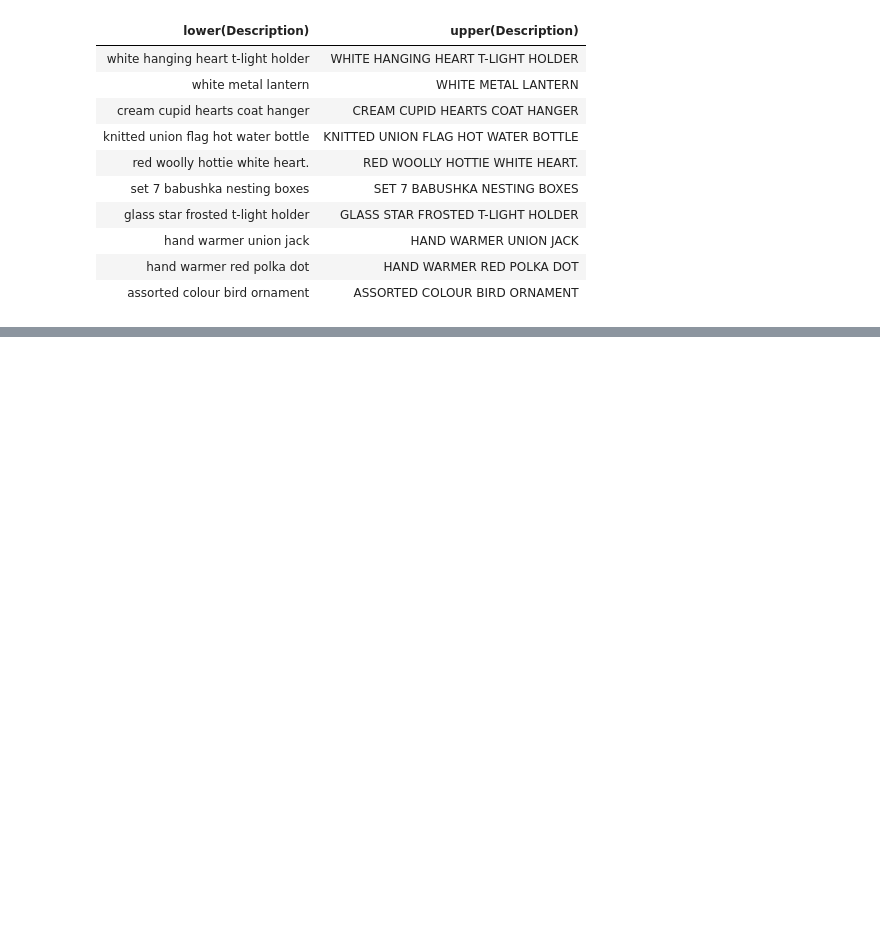
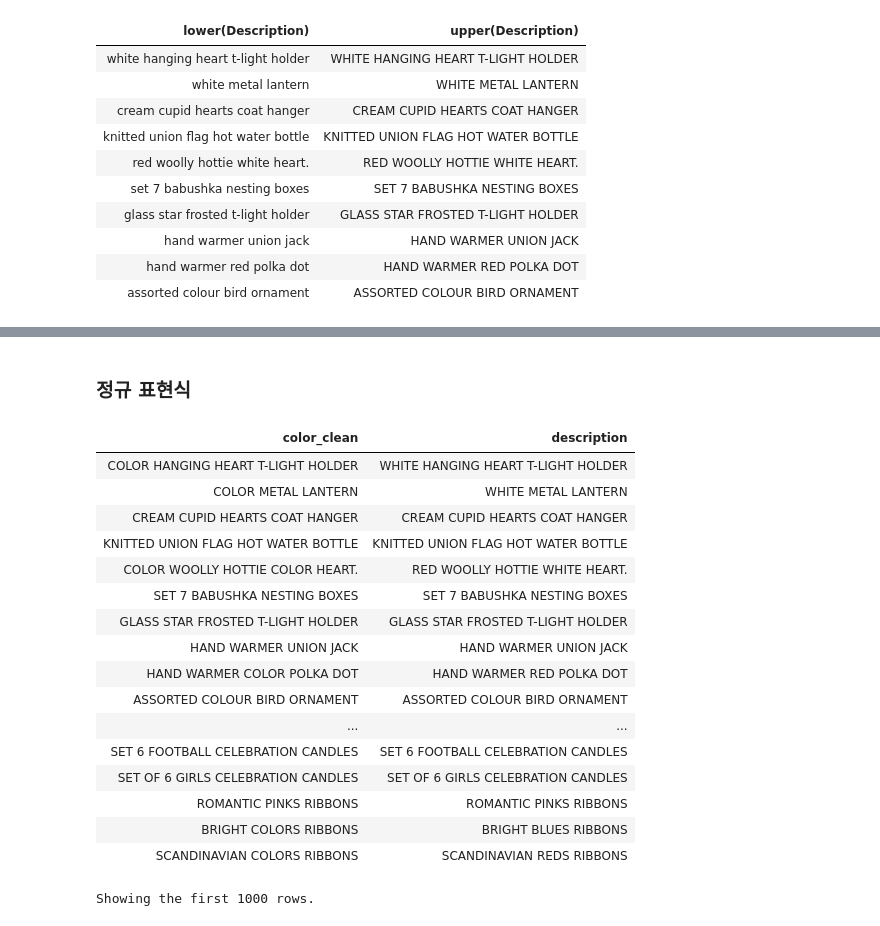
Before and after one commit to PingPingE/Spark, a Jupyter notebook: Part2/Chapter6.ipynb, the cells around one changed output, grey strips where cells are left out. Drawn from its saved outputs; the diff is of its cells as text; code cells hidden in the pictures; blank space fills up the shorter version.

```diff
--- a/Part2/Chapter6.ipynb
+++ b/Part2/Chapter6.ipynb
@@ -176,3 +176,28 @@ display(df.select(F.ltrim('Description'), F.rtrim('Description'), F.rpad('Descri
 | HAND WARMER UNION JACK | HAND WARMER UNION JACK | HAND WARMER UNION JACK | HAND WARMER UNION JACK | HAND WARMER UNION JACK |
 | HAND WARMER RED POLKA DOT | HAND WARMER RED POLKA DOT | HAND WARMER RED POLKA DOT | HAND WARMER RED POLKA DOT | HAND WARMER RED POLKA DOT |
 | ASSORTED COLOUR BIRD ORNAMENT | ASSORTED COLOUR BIRD ORNAMENT | ASSORTED COLOUR BIRD ORNAMENT | ASSORTED COLOUR BIRD ORNAMENT | ASSORTED COLOUR BIRD ORNAMENT |
+# %% [markdown]
+### 정규 표현식
+# %%
+#regex_string에서 정의한 색과 관련된 단어 모두 COLOR로 치환
+regex_string="BLACK|WHITE|RED|GREEN|BLUE"
+display(df.select(F.regexp_replace(F.col('description'), regex_string, 'COLOR').alias('color_clean'),F.col('description')))
+# %% [output]
+| color_clean | description |
+| COLOR HANGING HEART T-LIGHT HOLDER | WHITE HANGING HEART T-LIGHT HOLDER |
+| COLOR METAL LANTERN | WHITE METAL LANTERN |
+| CREAM CUPID HEARTS COAT HANGER | CREAM CUPID HEARTS COAT HANGER |
+| KNITTED UNION FLAG HOT WATER BOTTLE | KNITTED UNION FLAG HOT WATER BOTTLE |
+| COLOR WOOLLY HOTTIE COLOR HEART. | RED WOOLLY HOTTIE WHITE HEART. |
+| SET 7 BABUSHKA NESTING BOXES | SET 7 BABUSHKA NESTING BOXES |
+| GLASS STAR FROSTED T-LIGHT HOLDER | GLASS STAR FROSTED T-LIGHT HOLDER |
+| HAND WARMER UNION JACK | HAND WARMER UNION JACK |
+| HAND WARMER COLOR POLKA DOT | HAND WARMER RED POLKA DOT |
+| ASSORTED COLOUR BIRD ORNAMENT | ASSORTED COLOUR BIRD ORNAMENT |
+| ... | ... |
+| SET 6 FOOTBALL CELEBRATION CANDLES | SET 6 FOOTBALL CELEBRATION CANDLES |
+| SET OF 6 GIRLS CELEBRATION CANDLES | SET OF 6 GIRLS CELEBRATION CANDLES |
+| ROMANTIC PINKS RIBBONS | ROMANTIC PINKS RIBBONS |
+| BRIGHT COLORS RIBBONS | BRIGHT BLUES RIBBONS |
+| SCANDINAVIAN COLORS RIBBONS | SCANDINAVIAN REDS RIBBONS |
+Showing the first 1000 rows.
```
Also changed, not shown: parts of 7 cells of this notebook.
